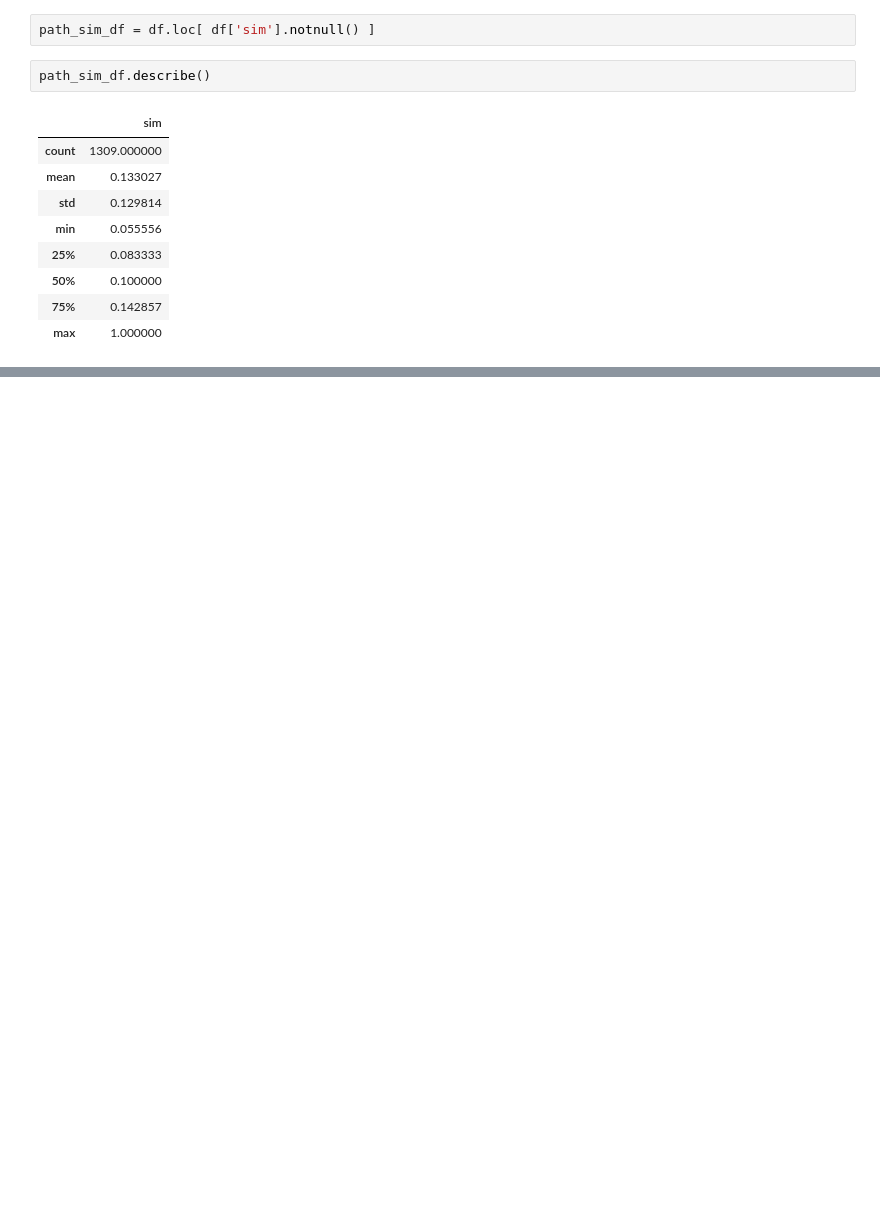
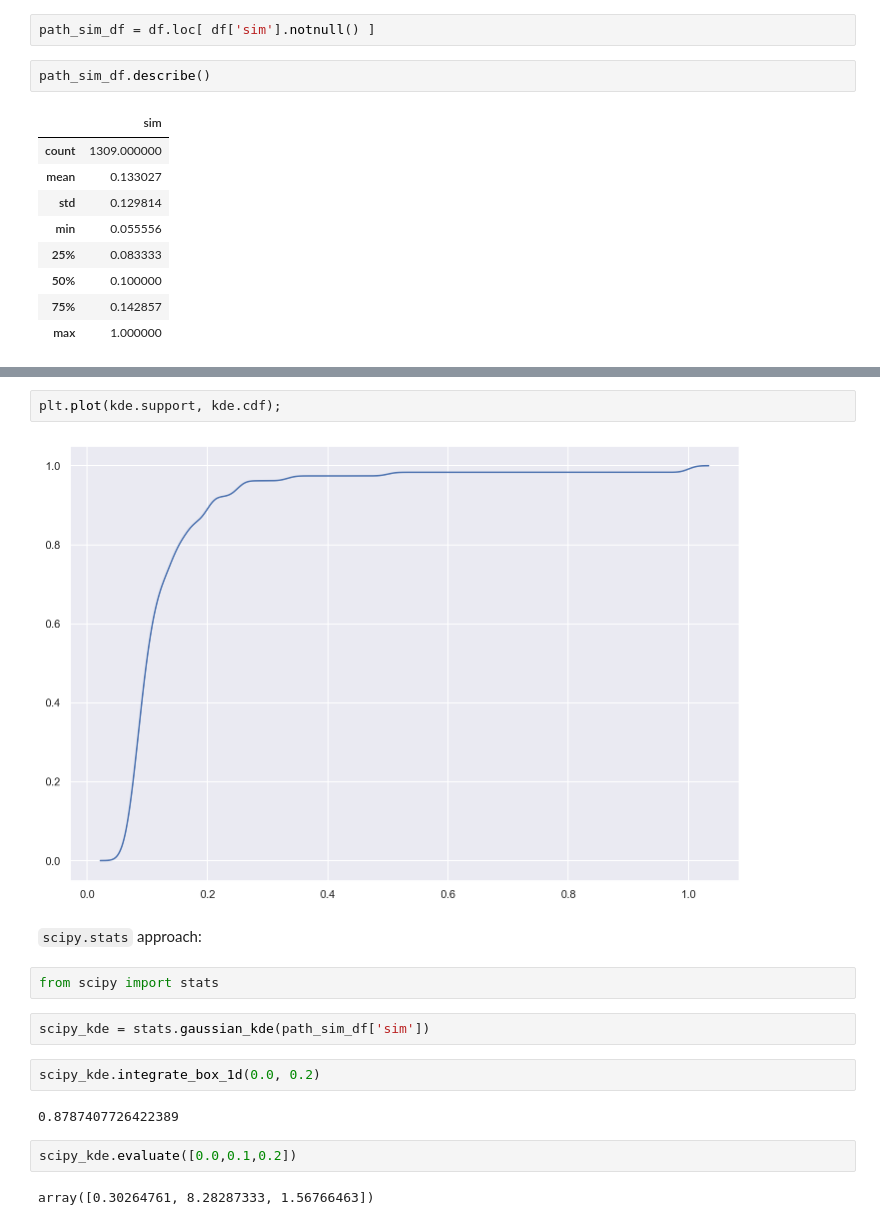
Before and after one commit to gerberl/emoji2sense_nextpaper, a Jupyter notebook: wordnet-distance-as-loss/expl.ipynb, the cells around one changed output, grey strips where cells are left out. Drawn from its saved outputs; the diff is of its cells as text; blank space fills up the shorter version.

```diff
--- a/wordnet-distance-as-loss/expl.ipynb
+++ b/wordnet-distance-as-loss/expl.ipynb
@@ -49,0 +204,18 @@ path_sim_df.describe()
+# %%
+plt.plot(kde.support, kde.cdf);
+# %% [output]
+[figure, added]
+# %% [markdown]
+`scipy.stats` approach:
+# %%
+from scipy import stats
+# %%
+scipy_kde = stats.gaussian_kde(path_sim_df['sim'])
+# %%
+scipy_kde.integrate_box_1d(0.0, 0.2)
+# %% [output]
+0.8787407726422389
+# %%
+scipy_kde.evaluate([0.0,0.1,0.2])
+# %% [output]
+array([0.30264761, 8.28287333, 1.56766463])
```
Also changed, not shown: parts of 52 cells of this notebook.
